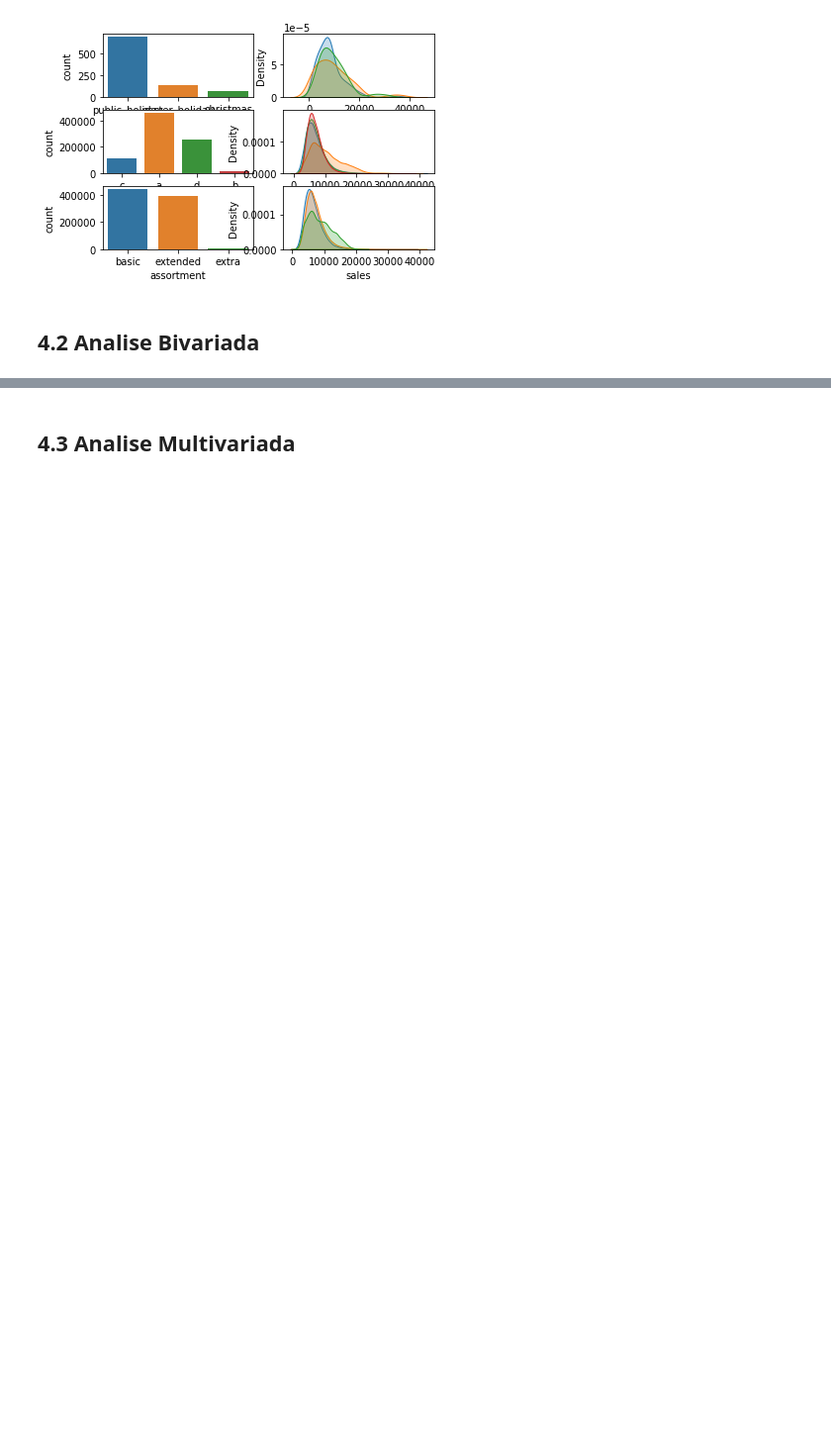
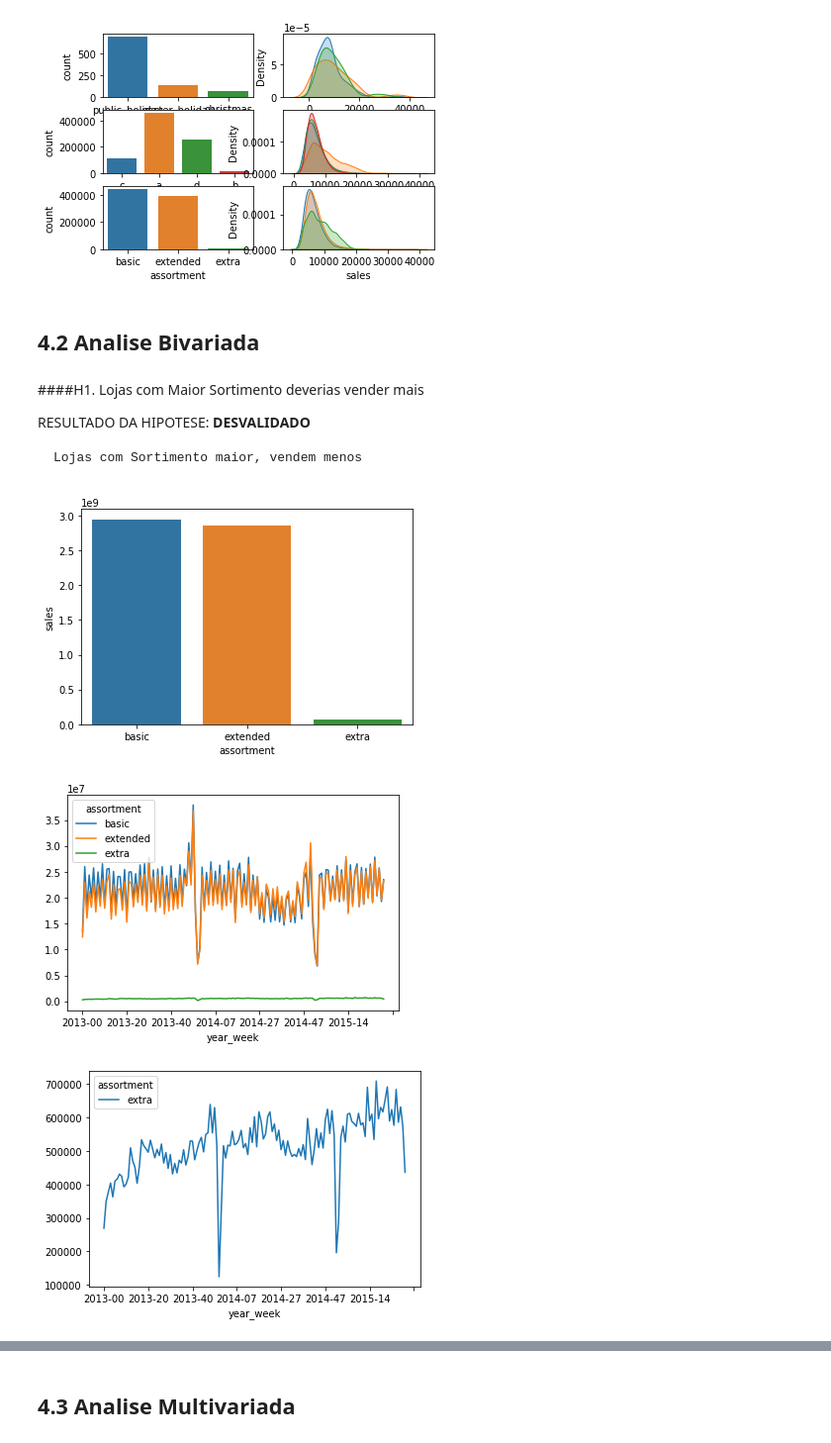
Before and after one commit to cayoc9/Preditive-time-series-test, a Jupyter notebook: Rossaman_Store_m04_v01_store_sales_prediction.ipynb, the cells around one changed output, grey strips where cells are left out. Shown at 99% size. Saved outputs shown, nothing was run; the diff lists cells and outputs as text; code cells hidden in the pictures; blank space fills up the shorter version.

```diff
--- a/Rossaman_Store_m04_v01_store_sales_prediction.ipynb
+++ b/Rossaman_Store_m04_v01_store_sales_prediction.ipynb
@@ -662,3 +644,29 @@ Adding an axes using the same arguments as a previous axes currently reuses the
 [figure]
 # %% [markdown]
 ## 4.2 Analise Bivariada
+# %% [markdown]
+####H1. Lojas com Maior Sortimento deverias vender mais
+
+RESULTADO DA HIPOTESE: **DESVALIDADO**
+
+    Lojas com Sortimento maior, vendem menos
+# %%
+aux1 = df4[['assortment', 'sales']].groupby('assortment').sum().reset_index()
+sns.barplot(x='assortment', y='sales', data=aux1);
+
+# Resultados:
+## os assortments basic e extended tem praticamente o mesmo volume de vendas
+## o assortment extra na verdade tem menos vendas do que os outras duas categorias
+
+# nova hipotese: vamos analisar se a baixa venda do assortment seja na verdade uma variação pelo tempo
+aux2 = df4[['year_week','assortment', 'sales']].groupby(['year_week', 'assortment']).sum().reset_index()
+aux2.pivot(index='year_week', columns='assortment', values='sales').plot();
+
+aux3 = aux2[aux2['assortment'] == 'extra']
+aux3.pivot(index='year_week', columns='assortment', values='sales').plot();
+
+# RESULTADO DA HIPOTESE: Lojas com Sortimento maior, vendem menos (DESVALIDADO)
+# %% [output]
+[figure, added]
+[figure, added]
+[figure, added]
```
Also changed, not shown: parts of 7 cells of this notebook.
